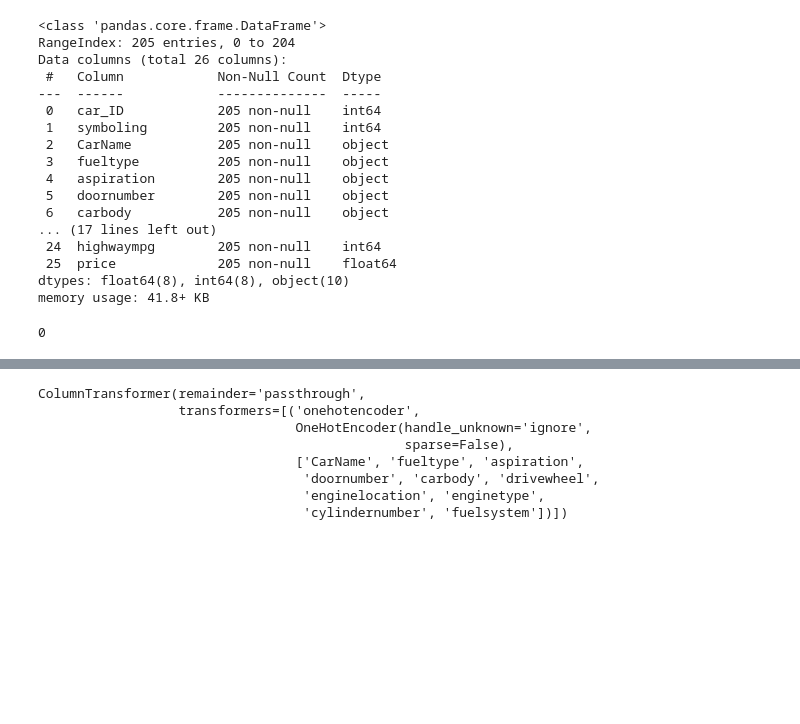
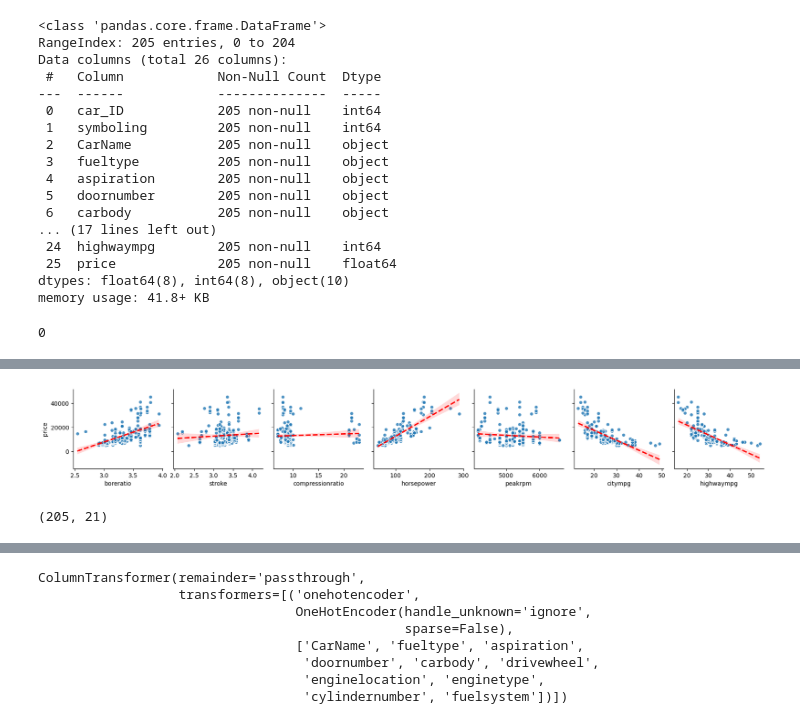
Before and after one commit to paulapipkin/Linear-Regression-in-statsmodels--Practice-, a Jupyter notebook: Linear Regression in statsmodels (Practice).ipynb, the cells around one changed output, grey strips where cells are left out. Drawn from its saved outputs; the diff is of its cells as text; code cells hidden in the pictures; blank space fills up the shorter version.

```diff
--- a/Linear Regression in statsmodels (Practice).ipynb
+++ b/Linear Regression in statsmodels (Practice).ipynb
@@ -46,0 +56,14 @@ sns.pairplot(df.iloc[:,12:], y_vars='price');
+# %%
+## Quick EDA for cols related to target
+
+sns.pairplot(df, x_vars=cols[8:] , y_vars='price',kind='reg',
+             plot_kws= dict( line_kws={'color':'red', 'ls':'--'}, scatter_kws={'edgecolor':'white','lw':1}));
+# %% [output]
+[figure, added]
+# %%
+#drop variables that don't have a linear relationship to our target,
+
+df_linear = df.drop(columns=['compressionratio', 'stroke', 'peakrpm', 'car_ID', 'symboling'])
+df_linear.shape
+# %% [output]
+(205, 21)
```
Also changed, not shown: parts of 31 cells of this notebook.
